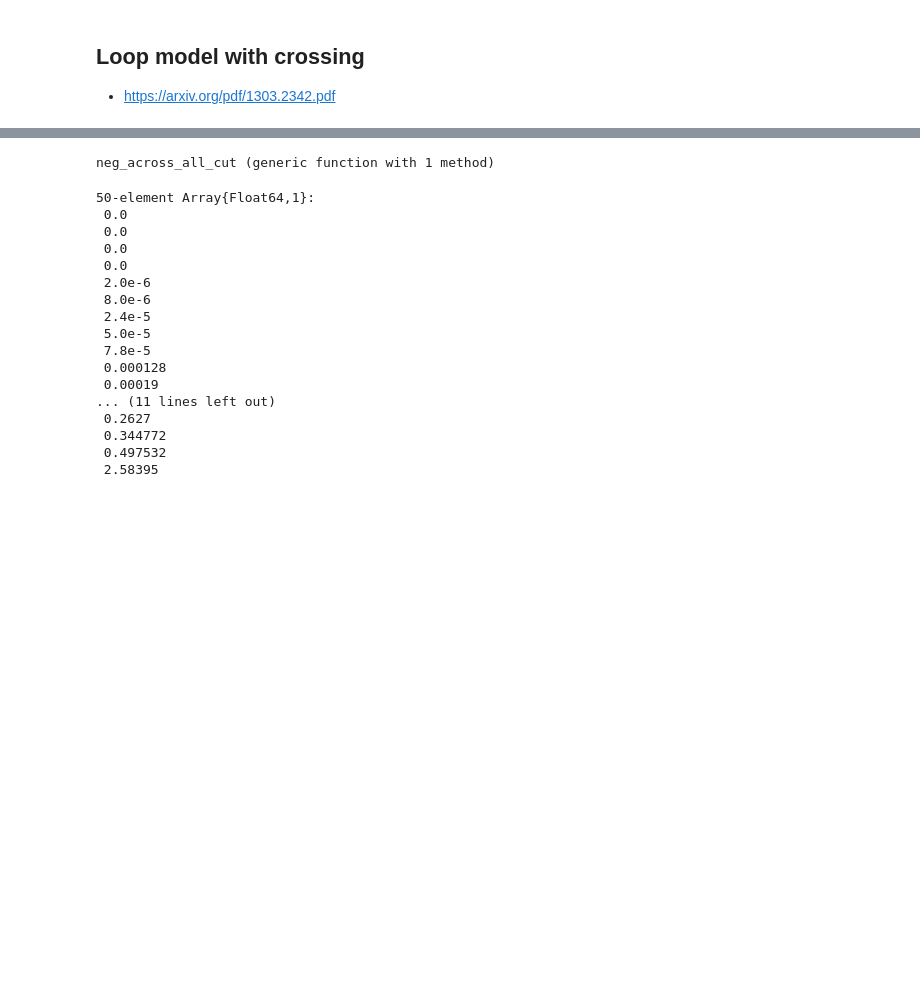
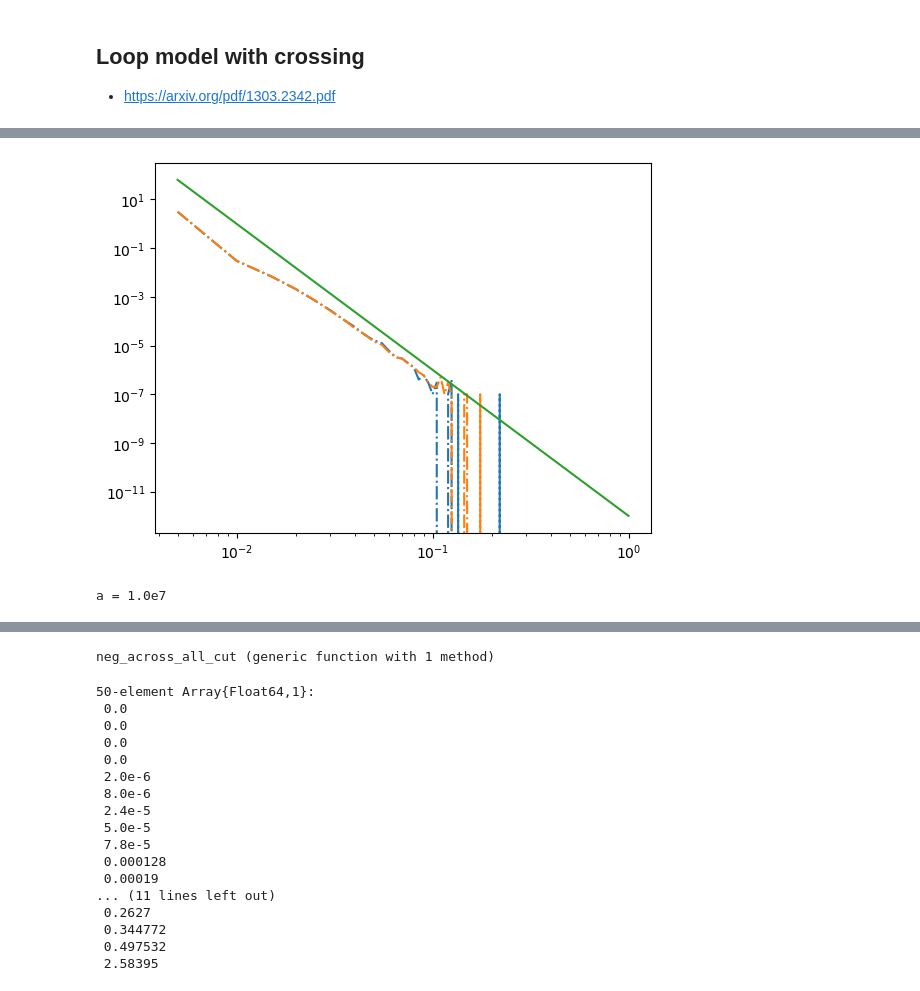
Before and after one commit to sangsq/julia-clifford, a Jupyter notebook: notebooks/Loop model with crossing.ipynb, the cells around one changed output, grey strips where cells are left out. Saved outputs shown, nothing was run; the diff lists cells and outputs as text; code cells hidden in the pictures; blank space fills up the shorter version.

```diff
--- a/notebooks/Loop model with crossing.ipynb
+++ b/notebooks/Loop model with crossing.ipynb
@@ -70,35 +113,43 @@ arc_length_statistics (generic function with 1 method)
 # %%
-n = 10000
-m = 12000
+Random.seed!(1111)
+n = 200
+m = 200
+p = 0.5
+q = 0.5
 
-lag = 10 * n
-step = n
-t = 100
+lag = 5 * n
+step = 10
+t = 1e7
 
 result1 = zeros(Int, n)
 result2 = zeros(Int, m)
-state1 = product_state(n)
-state2 = product_state(m)
+state1 = product_state(2n)
+state2 = product_state(2m)
 
 
 for _ in 1:lag
-    one_layer_update!(state1, 0.5)
-    one_layer_update!(state2, 0.5)
-end
-for a in 1:t
-    @show a
-    for _ in 1:step
-        one_layer_update!(state1, 0.5)
-        one_layer_update!(state2, 0.5)
-        result1 += correlation_across_all_cuts(state1)
-        result2 += correlation_across_all_cuts(state2)
-    end
+    one_layer_update!(state1, p, q)
+    one_layer_update!(state2, p, q)
 end
 
-result1 = (result1 ./ t ./ step)[1:2:end]
-result2 = (result2 ./ t ./ step)[1:2:end]
+for a in 1:t
+    if a % 1e5 == 0
+        @show a
+    end
+    for _ in 1:step
+        one_layer_update!(state1, p, q)
+        one_layer_update!(state2, p, q)
+    end
+    search_epr!(state1, 1, n, result1)
+    search_epr!(state2, 1, m, result2)
+end
 
-plot()
-plot!(result1, 1:2:n)
-plot!(result2, 1:2:m)
+result1 = (result1 ./ t)
+result2 = (result2 ./ t)
+
+plot((1:n) ./ n, result1, "-.")
+plot((1:m) ./ m, result2, "-.")
+plot((1:m) ./ m, 1e-12 * ((1:m) ./ m).^(-6))
+xscale("log")
+yscale("log")
 # %% [output]
@@ -121,0 +173,2 @@ a = 100
+[figure, added]
+a = 1.0e7
```
Also changed, not shown: parts of 15 cells of this notebook, 6 other files.
